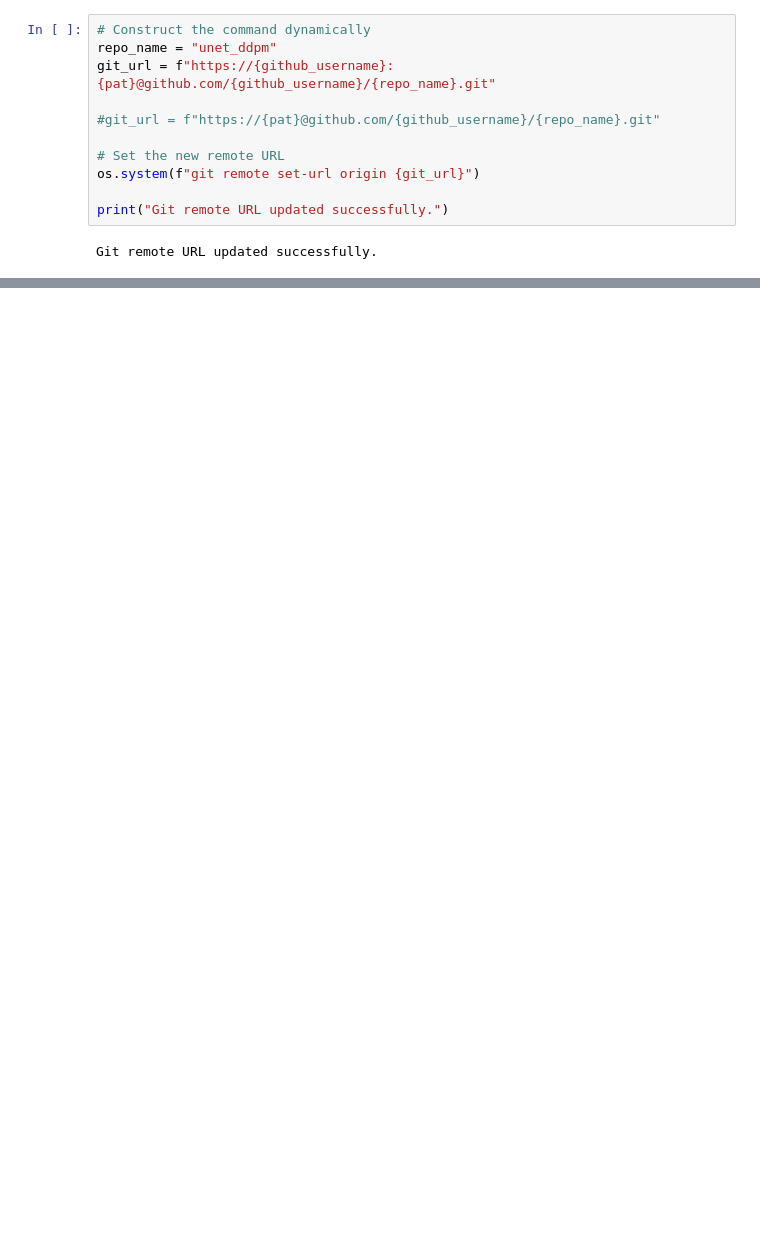
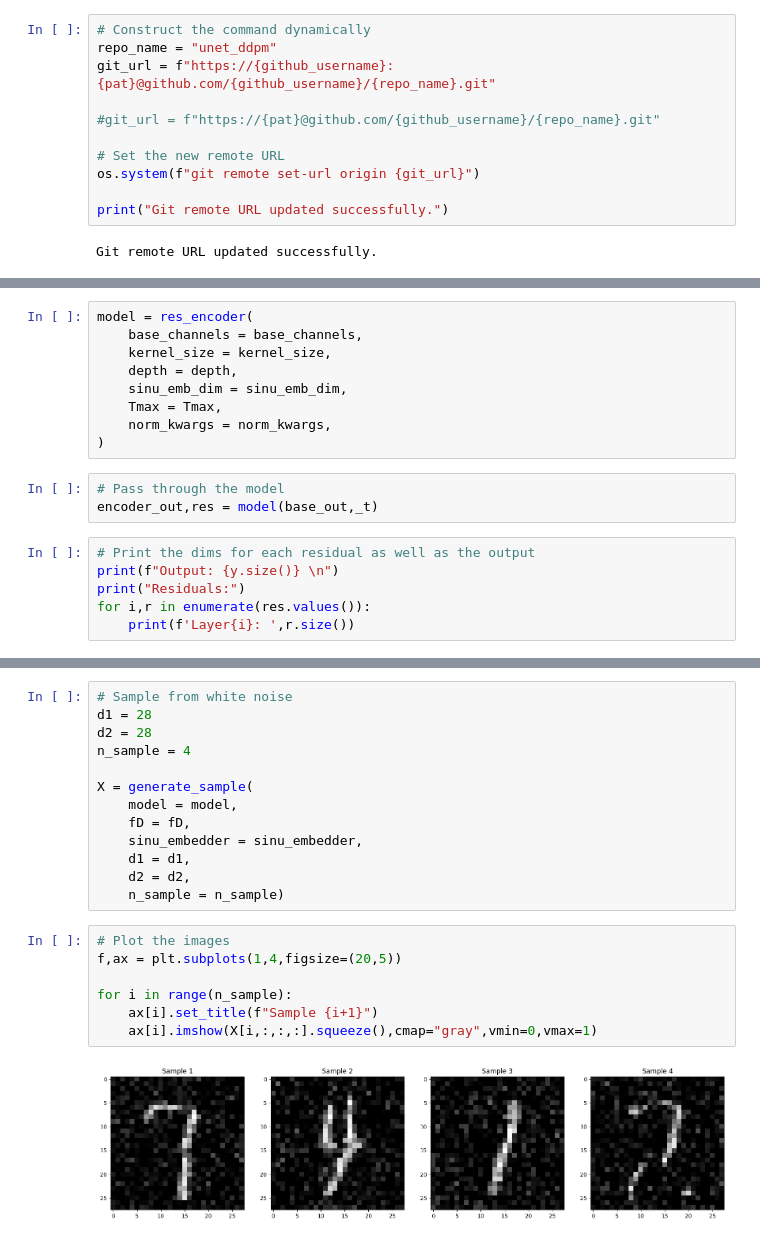
Before and after one commit to masa512/unet_ddpm, a Jupyter notebook: 03_Unet_diffusion.ipynb, the cells around one changed output, grey strips where cells are left out. Cells and saved outputs as stored; diff of their text form; blank space fills up the shorter version.

```diff
--- a/03_Unet_diffusion.ipynb
+++ b/03_Unet_diffusion.ipynb
@@ -64,0 +333,18 @@ fatal: could not read Username for 'https://github.com': No such device or addre
+# %%
+model = res_encoder(
+    base_channels = base_channels,
+    kernel_size = kernel_size,
+    depth = depth,
+    sinu_emb_dim = sinu_emb_dim,
+    Tmax = Tmax,
+    norm_kwargs = norm_kwargs,
+)
+# %%
+# Pass through the model
+encoder_out,res = model(base_out,_t)
+# %%
+# Print the dims for each residual as well as the output
+print(f"Output: {y.size()} \n")
+print("Residuals:")
+for i,r in enumerate(res.values()):
+    print(f'Layer{i}: ',r.size())
@@ -64,0 +581,22 @@ fatal: could not read Username for 'https://github.com': No such device or addre
+# %%
+# Sample from white noise
+d1 = 28
+d2 = 28
+n_sample = 4
+
+X = generate_sample(
+    model = model,
+    fD = fD,
+    sinu_embedder = sinu_embedder,
+    d1 = d1,
+    d2 = d2,
+    n_sample = n_sample)
+# %%
+# Plot the images
+f,ax = plt.subplots(1,4,figsize=(20,5))
+
+for i in range(n_sample):
+    ax[i].set_title(f"Sample {i+1}")
+    ax[i].imshow(X[i,:,:,:].squeeze(),cmap="gray",vmin=0,vmax=1)
+# %% [output]
+[figure, added]
```
Also changed, not shown: parts of 63 cells of this notebook.
